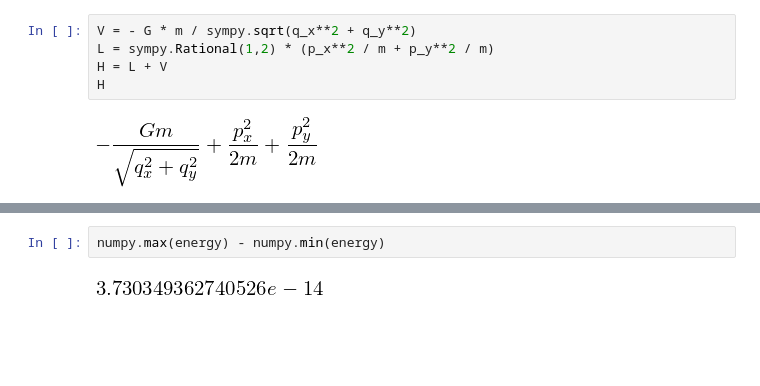
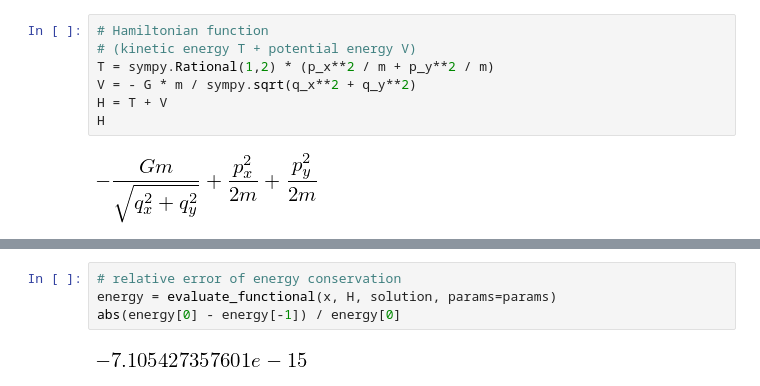
Before and after one commit to MarkusLohmayer/master-thesis-code, a Jupyter notebook: kepler.ipynb, the cells around one changed output, grey strips where cells are left out. Saved outputs shown, nothing was run; the diff lists cells and outputs as text; blank space fills up the shorter version.

```diff
--- a/Kepler.ipynb
+++ b/kepler.ipynb
@@ -25,7 +33,9 @@ x = [q_x, q_y, p_x, p_y]
 # %%
+# Hamiltonian function
+# (kinetic energy T + potential energy V)
+T = sympy.Rational(1,2) * (p_x**2 / m + p_y**2 / m)
 V = - G * m / sympy.sqrt(q_x**2 + q_y**2)
-L = sympy.Rational(1,2) * (p_x**2 / m + p_y**2 / m)
-H = L + V
+H = T + V
 H
 # %% [output]
 [figure]
@@ -90,4 +95,6 @@ ax.ticklabel_format(style='sci', axis='y', scilimits=(0,0))
-# %%
-numpy.max(energy) - numpy.min(energy)
-# %% [output]
-[figure, removed]
+# %%
+# relative error of energy conservation
+energy = evaluate_functional(x, H, solution, params=params)
+abs(energy[0] - energy[-1]) / energy[0]
+# %% [output]
+[figure, added]
```
Also changed, not shown: parts of 15 cells of this notebook, 14 other files.
